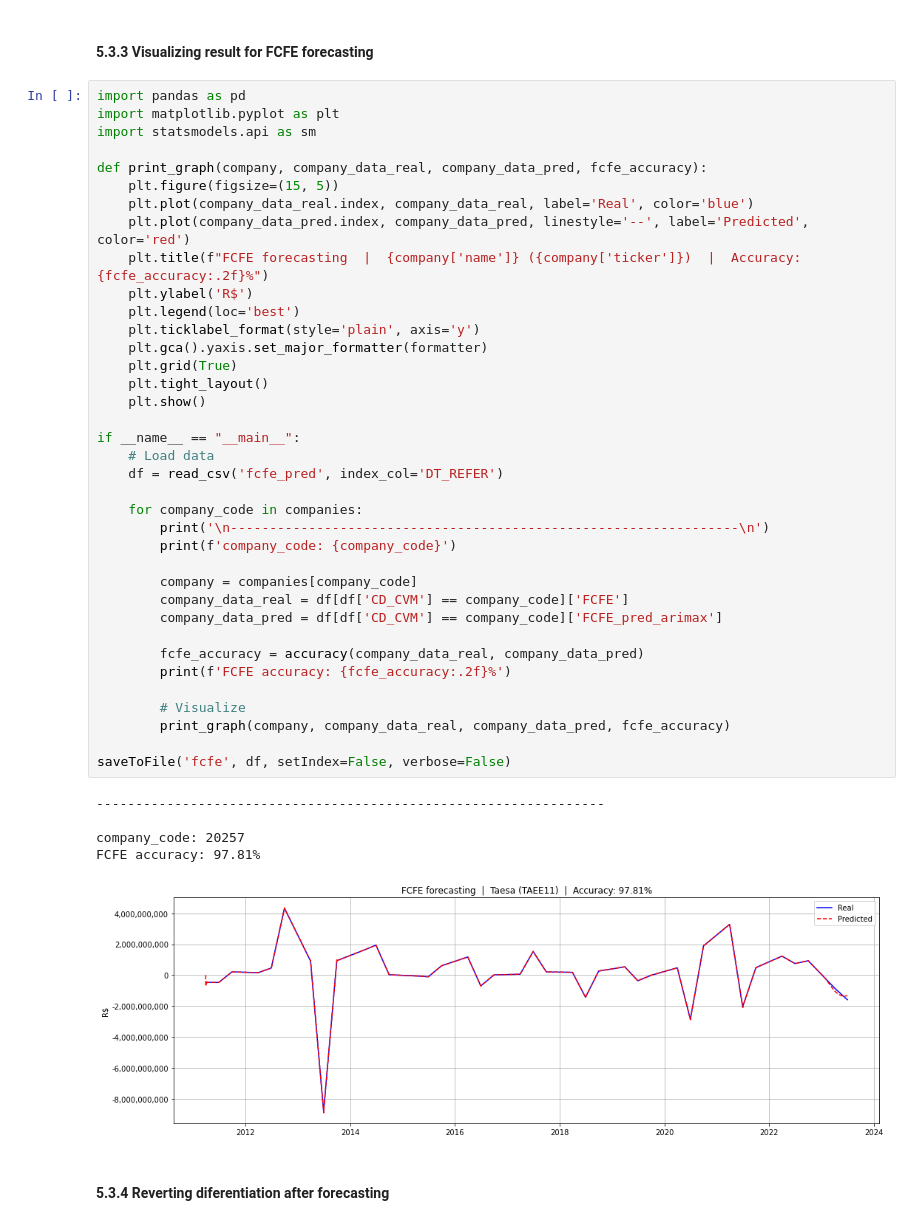
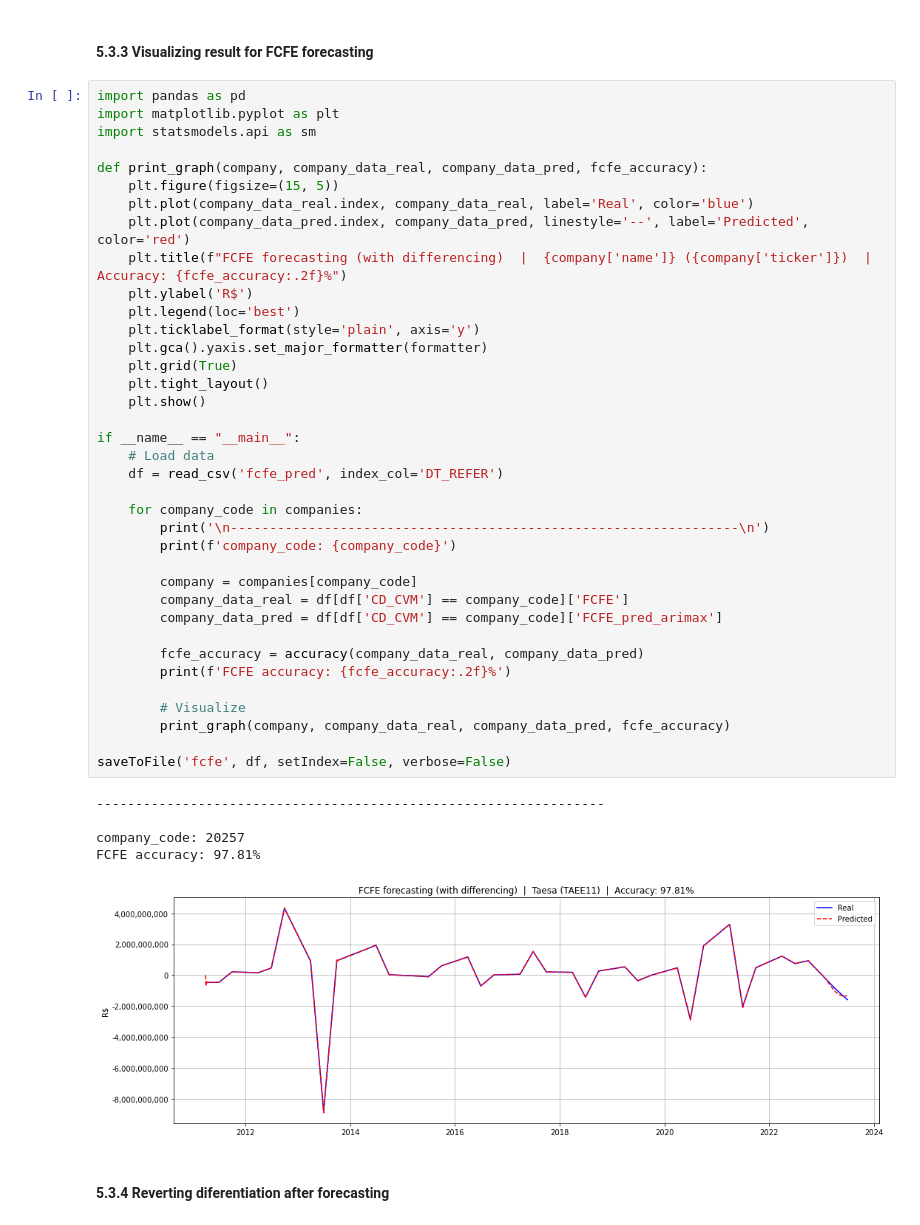
Before and after one commit to enok/flowpredict, a Jupyter notebook: flowpredict.ipynb, the cells around one changed output. Drawn from its saved outputs; the diff is of its cells as text.

```diff
--- a/flowpredict.ipynb
+++ b/flowpredict.ipynb
@@ -1942,40 +1947,40 @@ def print_graph(company, company_data_real, company_data_pred, fcfe_accuracy):
     plt.figure(figsize=(15, 5))
     plt.plot(company_data_real.index, company_data_real, label='Real', color='blue')
     plt.plot(company_data_pred.index, company_data_pred, linestyle='--', label='Predicted', color='red')
-    plt.title(f"FCFE forecasting  |  {company['name']} ({company['ticker']})  |  Accuracy: {fcfe_accuracy:.2f}%")
+    plt.title(f"FCFE forecasting (with differencing)  |  {company['name']} ({company['ticker']})  |  Accuracy: {fcfe_accuracy:.2f}%")
     plt.ylabel('R$')
     plt.legend(loc='best')
     plt.ticklabel_format(style='plain', axis='y')
     plt.gca().yaxis.set_major_formatter(formatter)
     plt.grid(True)
     plt.tight_layout()
     plt.show()
 
 if __name__ == "__main__":
     # Load data
     df = read_csv('fcfe_pred', index_col='DT_REFER')
 
     for company_code in companies:
         print('\n-----------------------------------------------------------------\n')
         print(f'company_code: {company_code}')
 
         company = companies[company_code]
         company_data_real = df[df['CD_CVM'] == company_code]['FCFE']
         company_data_pred = df[df['CD_CVM'] == company_code]['FCFE_pred_arimax']
 
         fcfe_accuracy = accuracy(company_data_real, company_data_pred)
         print(f'FCFE accuracy: {fcfe_accuracy:.2f}%')
 
         # Visualize
         print_graph(company, company_data_real, company_data_pred, fcfe_accuracy)
 
 saveToFile('fcfe', df, setIndex=False, verbose=False)
 # %% [output]
 -----------------------------------------------------------------
 
 company_code: 20257
 FCFE accuracy: 97.81%
-[figure, old version]
+[figure, new version]
 # %% [markdown]
 #### 5.3.4 Reverting diferentiation after forecasting
 # %%
```
Also changed, not shown: parts of 5 cells of this notebook, 1 other file.
